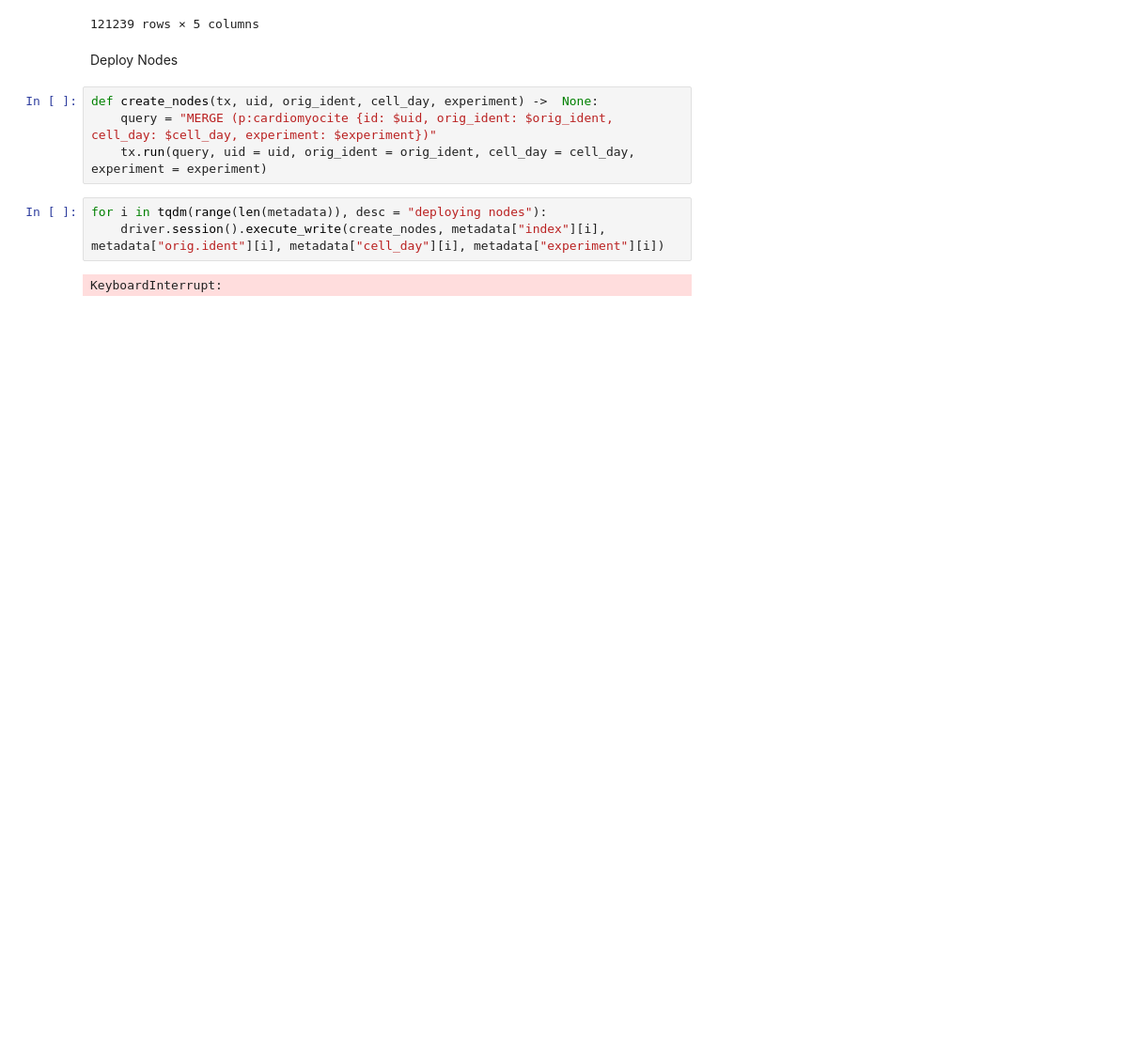
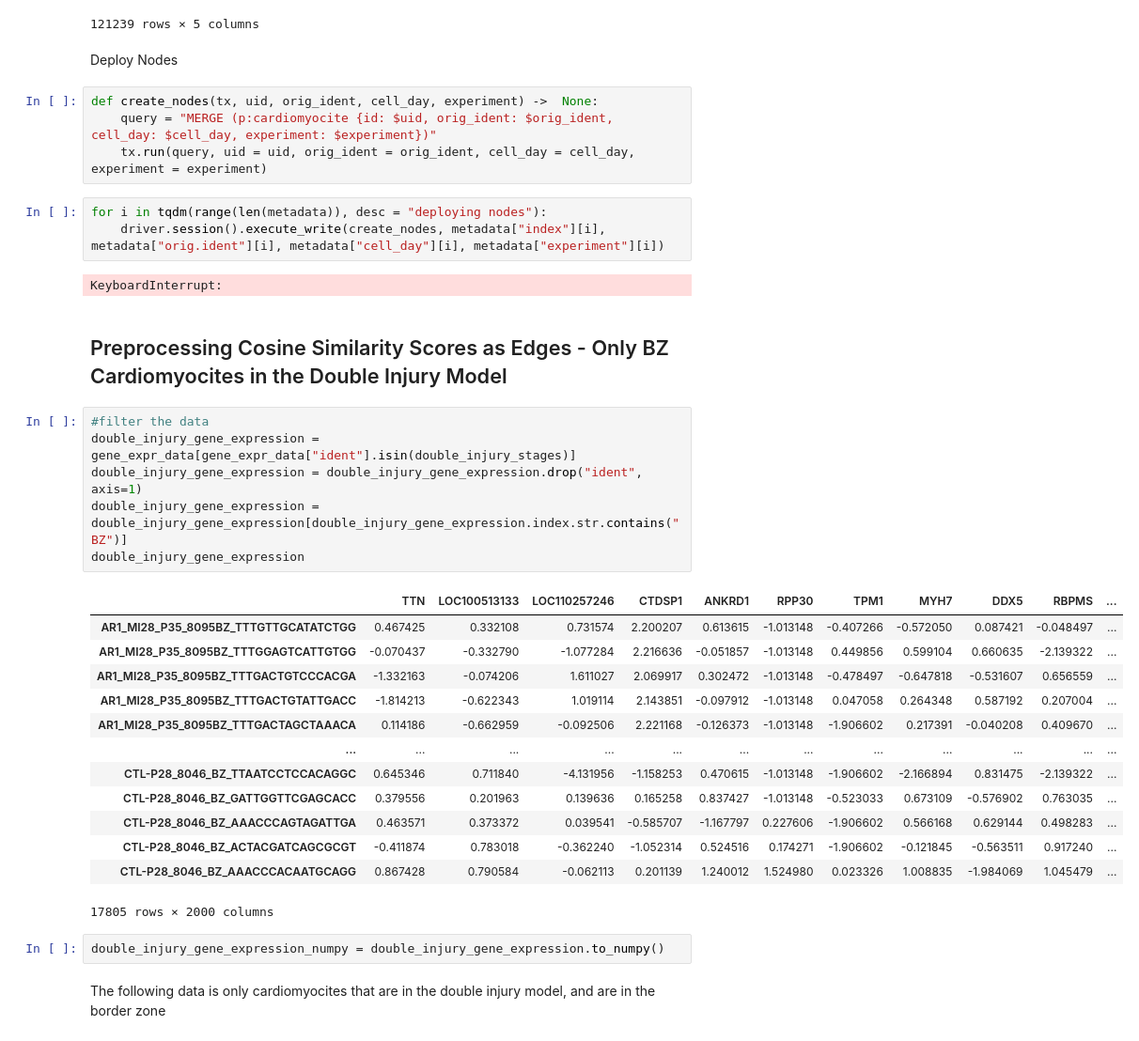
Before and after one commit to irsyadadam/omics_similarity_network_fusion, a Jupyter notebook: network_creation/network_create.ipynb, the cells around one changed output. Shown: that part at 94% size. Saved outputs shown, nothing was run; the diff lists cells and outputs as text; blank space fills up the shorter version.

Commit message:
added cosin similarity matrix

```diff
--- a/network_creation/network_create.ipynb
+++ b/network_creation/network_create.ipynb
@@ -224,3 +232,29 @@ for i in tqdm(range(len(metadata)), desc = "deploying nodes"):
     driver.session().execute_write(create_nodes, metadata["index"][i], metadata["orig.ident"][i], metadata["cell_day"][i], metadata["experiment"][i])
 # %% [output]
 KeyboardInterrupt:
+# %% [markdown]
+## Preprocessing Cosine Similarity Scores as Edges - Only BZ Cardiomyocites in the Double Injury Model
+# %%
+#filter the data
+double_injury_gene_expression = gene_expr_data[gene_expr_data["ident"].isin(double_injury_stages)]
+double_injury_gene_expression = double_injury_gene_expression.drop("ident", axis=1)
+double_injury_gene_expression = double_injury_gene_expression[double_injury_gene_expression.index.str.contains("BZ")]
+double_injury_gene_expression
+# %% [output]
+|  | TTN | LOC100513133 | LOC110257246 | CTDSP1 | ANKRD1 | RPP30 | TPM1 | MYH7 | DDX5 | RBPMS | ... |
+| AR1_MI28_P35_8095BZ_TTTGTTGCATATCTGG | 0.467425 | 0.332108 | 0.731574 | 2.200207 | 0.613615 | -1.013148 | -0.407266 | -0.572050 | 0.087421 | -0.048497 | ... |
+| AR1_MI28_P35_8095BZ_TTTGGAGTCATTGTGG | -0.070437 | -0.332790 | -1.077284 | 2.216636 | -0.051857 | -1.013148 | 0.449856 | 0.599104 | 0.660635 | -2.139322 | ... |
+| AR1_MI28_P35_8095BZ_TTTGACTGTCCCACGA | -1.332163 | -0.074206 | 1.611027 | 2.069917 | 0.302472 | -1.013148 | -0.478497 | -0.647818 | -0.531607 | 0.656559 | ... |
+| AR1_MI28_P35_8095BZ_TTTGACTGTATTGACC | -1.814213 | -0.622343 | 1.019114 | 2.143851 | -0.097912 | -1.013148 | 0.047058 | 0.264348 | 0.587192 | 0.207004 | ... |
+| AR1_MI28_P35_8095BZ_TTTGACTAGCTAAACA | 0.114186 | -0.662959 | -0.092506 | 2.221168 | -0.126373 | -1.013148 | -1.906602 | 0.217391 | -0.040208 | 0.409670 | ... |
+| ... | ... | ... | ... | ... | ... | ... | ... | ... | ... | ... | ... |
+| CTL-P28_8046_BZ_TTAATCCTCCACAGGC | 0.645346 | 0.711840 | -4.131956 | -1.158253 | 0.470615 | -1.013148 | -1.906602 | -2.166894 | 0.831475 | -2.139322 | ... |
+| CTL-P28_8046_BZ_GATTGGTTCGAGCACC | 0.379556 | 0.201963 | 0.139636 | 0.165258 | 0.837427 | -1.013148 | -0.523033 | 0.673109 | -0.576902 | 0.763035 | ... |
+| CTL-P28_8046_BZ_AAACCCAGTAGATTGA | 0.463571 | 0.373372 | 0.039541 | -0.585707 | -1.167797 | 0.227606 | -1.906602 | 0.566168 | 0.629144 | 0.498283 | ... |
+| CTL-P28_8046_BZ_ACTACGATCAGCGCGT | -0.411874 | 0.783018 | -0.362240 | -1.052314 | 0.524516 | 0.174271 | -1.906602 | -0.121845 | -0.563511 | 0.917240 | ... |
+| CTL-P28_8046_BZ_AAACCCACAATGCAGG | 0.867428 | 0.790584 | -0.062113 | 0.201139 | 1.240012 | 1.524980 | 0.023326 | 1.008835 | -1.984069 | 1.045479 | ... |
+17805 rows × 2000 columns
+# %%
+double_injury_gene_expression_numpy = double_injury_gene_expression.to_numpy()
+# %% [markdown]
+The following data is only cardiomyocites that are in the double injury model, and are in the border zone
```
Also changed, not shown: parts of 19 cells of this notebook.
